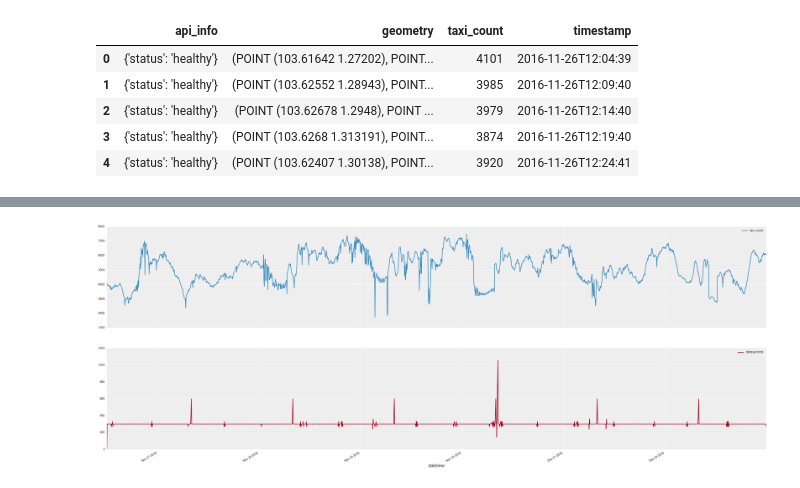
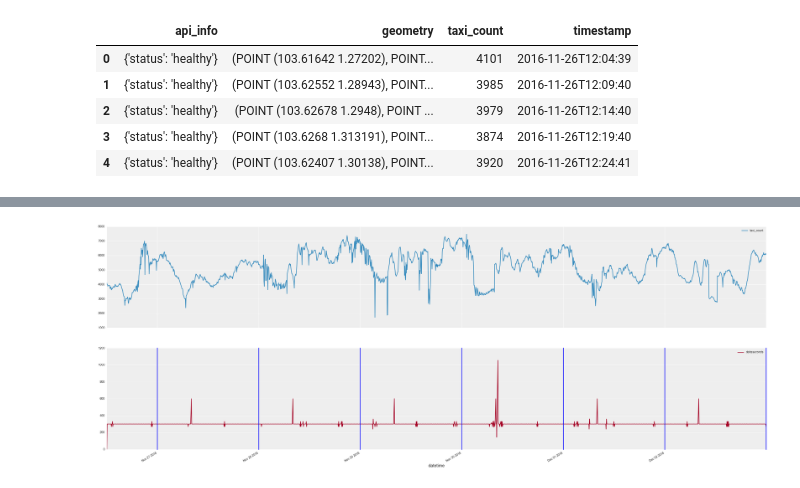
Before and after one commit to freedaemons/dpl, a Jupyter notebook: taxi_retcon/taxi-rodeo.ipynb, the cells around one changed output, grey strips where cells are left out. Drawn from its saved outputs; the diff is of its cells as text; code cells hidden in the pictures.

```diff
--- a/taxi_retcon/taxi-rodeo.ipynb
+++ b/taxi_retcon/taxi-rodeo.ipynb
@@ -191,9 +193,13 @@ df_test.drop('api_info', inplace=True, axis=1)
 start = df_test.index.searchsorted(datetime.datetime(2016,11,26))
 end = df_test.index.searchsorted(datetime.datetime(2016,12,3))
 countfluxdf = pd.DataFrame(df_test.ix[start:end,['taxi_count', 'deltaseconds']])
-# %%
-countfluxdf.plot(subplots=True, figsize=(40, 15))
-plt.savefig('singaporeflux.png', dpi=200)
-# %% [output]
-[figure, removed]
+# %%
+countfluxdf.plot(subplots=True, figsize=(40, 15))
+#plt.axvspan(datetime.datetime(2016,11,28), datetime.datetime(2016,11,29), color='red', alpha=0.3)
+daylist=[[11,27],[11,28],[11,29],[11,30],[12,1],[12,2],[12,3]]
+for day in daylist:
+    plt.axvline(x=datetime.datetime(2016,day[0],day[1],0,0,0), clip_on=False)
+#plt.savefig('singaporeflux.png', dpi=200)
+# %% [output]
+[figure, added]
 # %%
```
Also changed, not shown: parts of 6 cells of this notebook, 13 other files.
